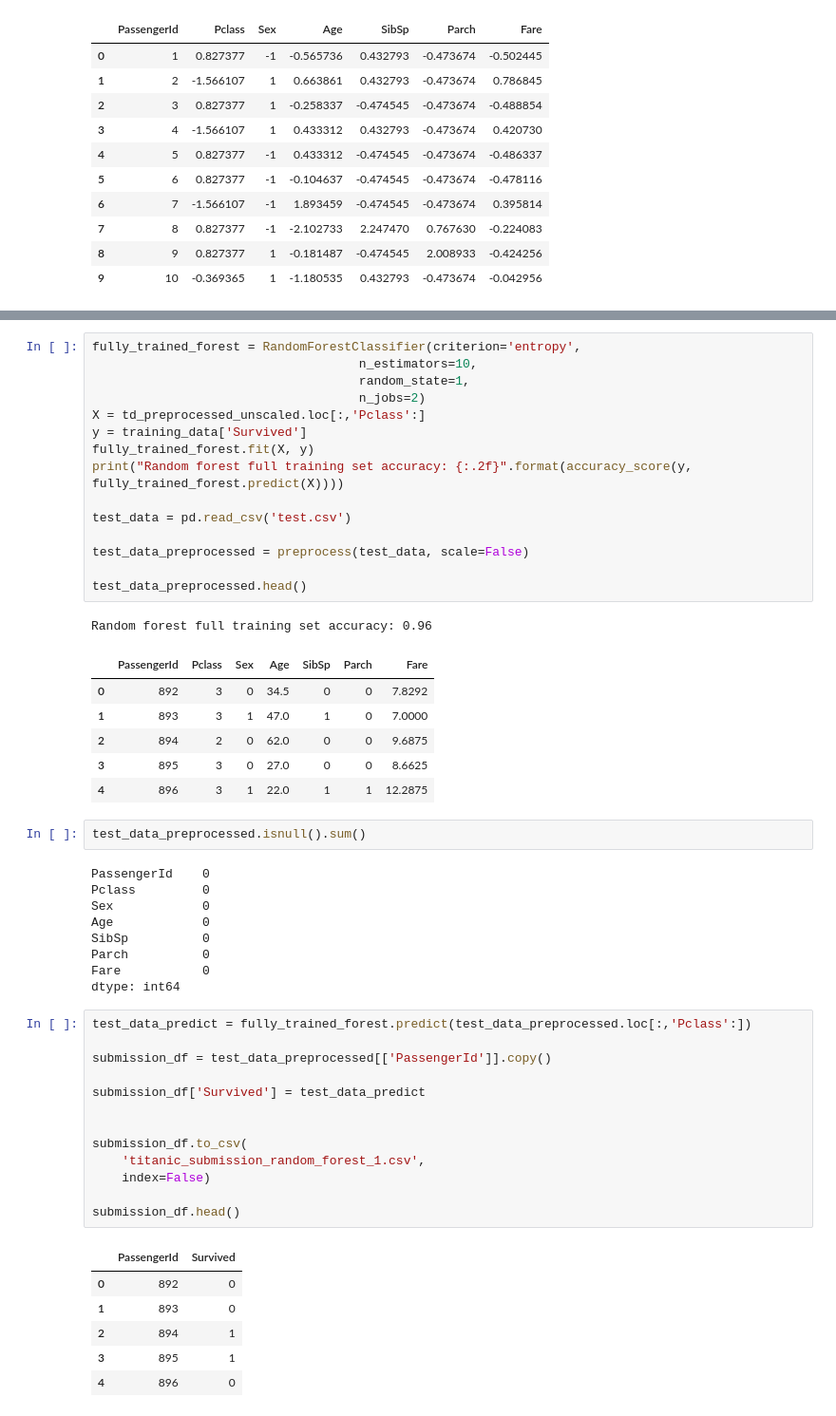
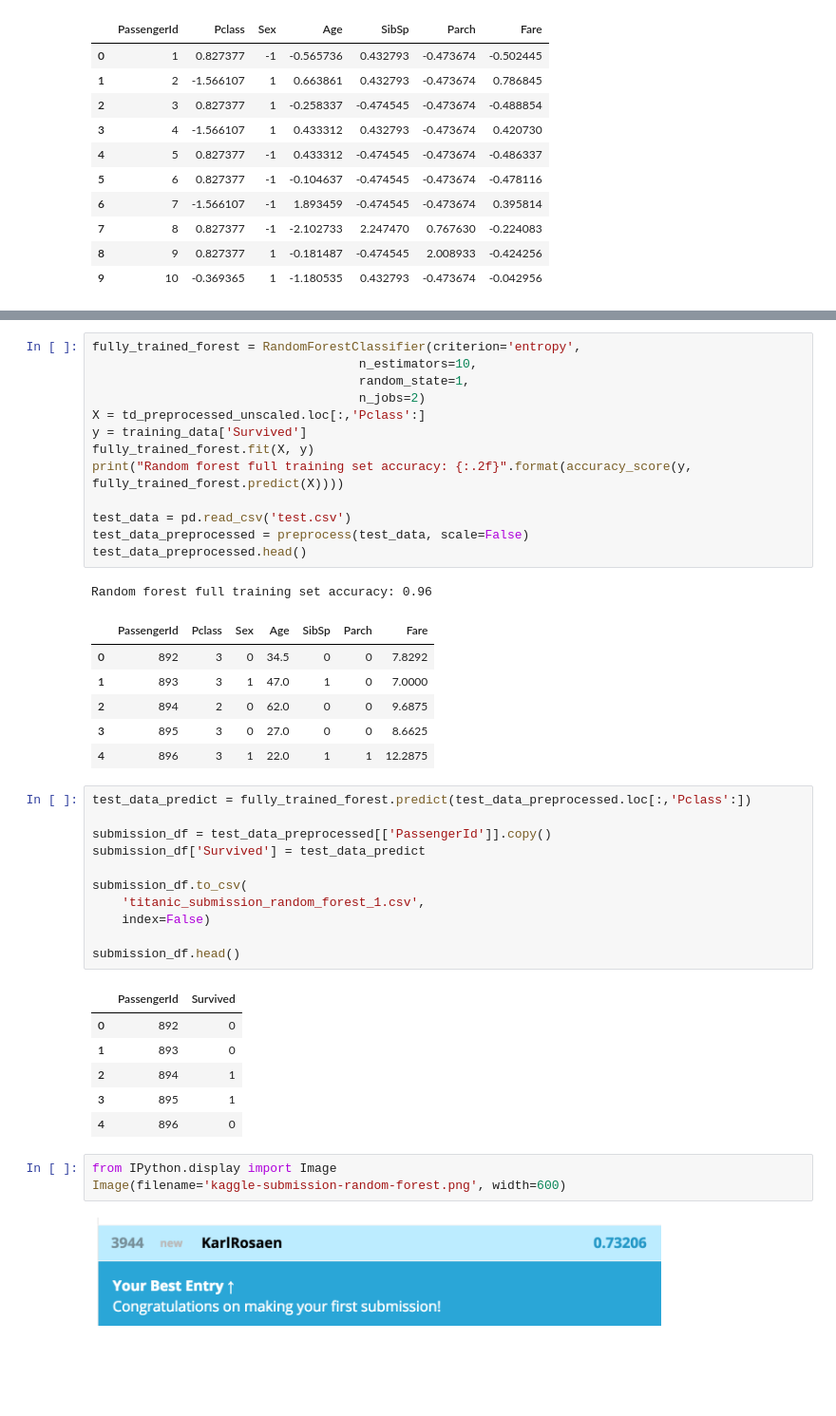
Before and after one commit to krosaen/ml-study, a Jupyter notebook: kaggle/titanic/titanic.ipynb, the cells around one changed output, grey strips where cells are left out. Shown at 95% size. Drawn from its saved outputs; the diff is of its cells as text; blank space fills up the shorter version.

Commit message:
2nd kaggle submission and some cleanup

```diff
--- a/kaggle/titanic/titanic.ipynb
+++ b/kaggle/titanic/titanic.ipynb
@@ -221,9 +232,7 @@ fully_trained_forest.fit(X, y)
 print("Random forest full training set accuracy: {:.2f}".format(accuracy_score(y, fully_trained_forest.predict(X))))
 
 test_data = pd.read_csv('test.csv')
-
 test_data_preprocessed = preprocess(test_data, scale=False)
-
 test_data_preprocessed.head()
 # %% [output]
 Random forest full training set accuracy: 0.96
@@ -233,24 +242,11 @@ Random forest full training set accuracy: 0.96
 | 2 | 894 | 2 | 0 | 62.0 | 0 | 0 | 9.6875 |
 | 3 | 895 | 3 | 0 | 27.0 | 0 | 0 | 8.6625 |
 | 4 | 896 | 3 | 1 | 22.0 | 1 | 1 | 12.2875 |
-# %%
-test_data_preprocessed.isnull().sum()
-# %% [output]
-PassengerId    0
-Pclass         0
-Sex            0
-Age            0
-SibSp          0
-Parch          0
-Fare           0
-dtype: int64
 # %%
 test_data_predict = fully_trained_forest.predict(test_data_preprocessed.loc[:,'Pclass':])
 
 submission_df = test_data_preprocessed[['PassengerId']].copy()
-
 submission_df['Survived'] = test_data_predict
-
 
 submission_df.to_csv(
     'titanic_submission_random_forest_1.csv',
@@ -264,3 +260,8 @@ submission_df.head()
 | 2 | 894 | 1 |
 | 3 | 895 | 1 |
 | 4 | 896 | 0 |
+# %%
+from IPython.display import Image
+Image(filename='kaggle-submission-random-forest.png', width=600)
+# %% [output]
+[figure, added]
```
Also changed, not shown: parts of 10 cells of this notebook, 3 other files.
